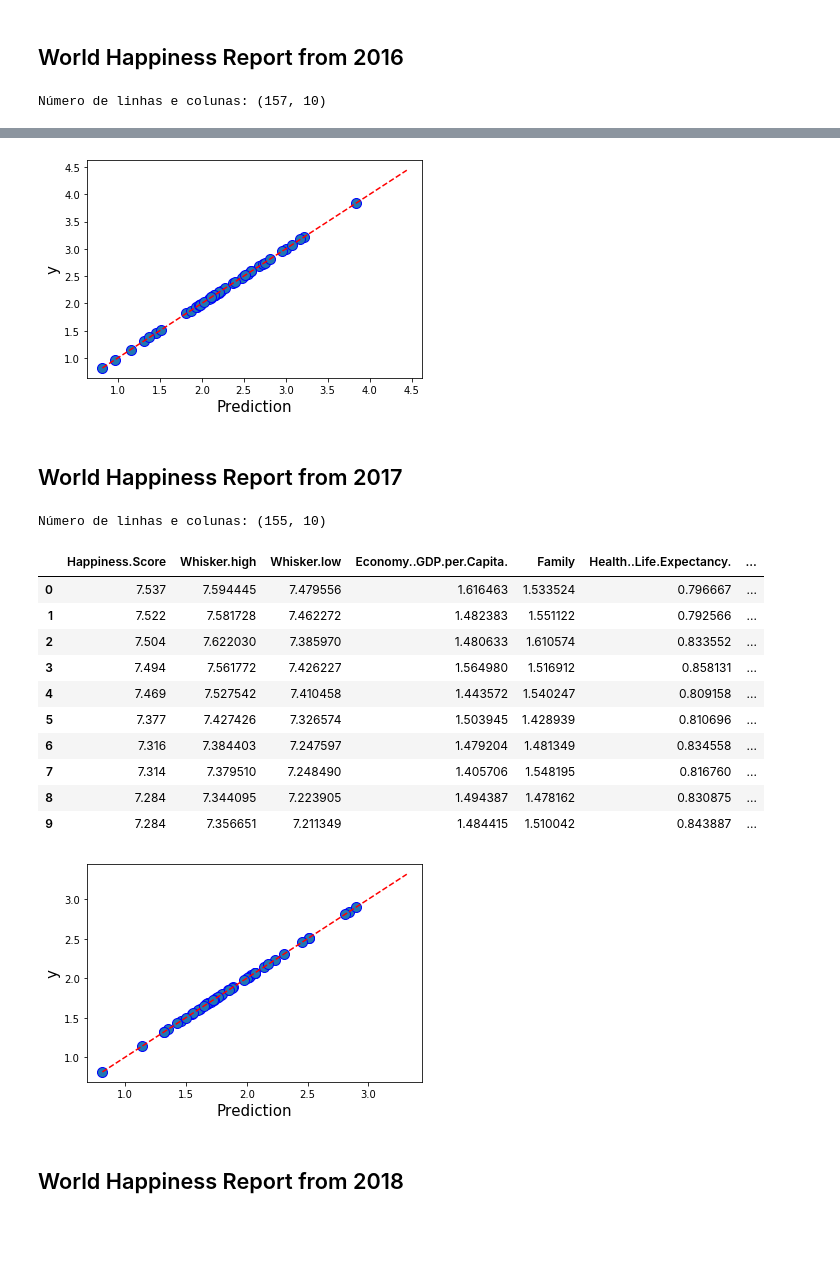
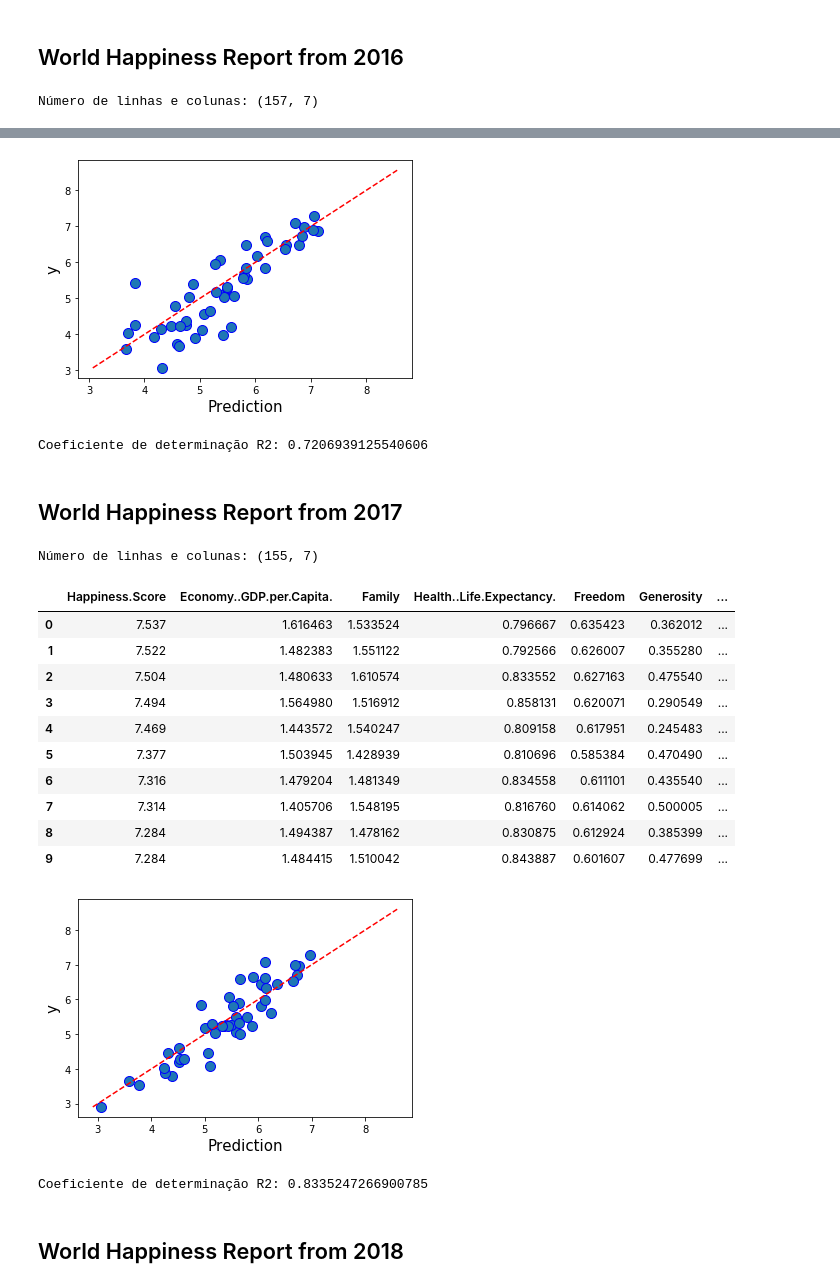
Before and after one commit to WebisD/DatasetAnalysisProject, a Jupyter notebook: main.ipynb, the cells around one changed output, grey strips where cells are left out. Cells and saved outputs as stored; diff of their text form; code cells hidden in the pictures; blank space fills up the shorter version.

```diff
--- a/main.ipynb
+++ b/main.ipynb
@@ -37,5 +37,6 @@ data2016 = Dataset('datasets/whr_2016.csv')
 data2016.printSample()
 data2016.linearRegression()
 data2016.printRegressionGraph()
+data2016.R2coefficient()
 # %% [output]
-Número de linhas e colunas: (157, 10)
+Número de linhas e colunas: (157, 7)
@@ -53,4 +54,5 @@ Número de linhas e colunas: (157, 10)
-[figure, old version]
+[figure, new version]
+Coeficiente de determinação R2: 0.7206939125540606
 # %% [markdown]
 ## World Happiness Report from 2017
 # %%
@@ -58,20 +60,22 @@ data2017 = Dataset('datasets/whr_2017.csv')
 data2017.printSample()
 data2017.linearRegression()
 data2017.printRegressionGraph()
+data2017.R2coefficient()
 # %% [output]
-Número de linhas e colunas: (155, 10)
+Número de linhas e colunas: (155, 7)
-|  | Happiness.Score | Whisker.high | Whisker.low | Economy..GDP.per.Capita. | Family | Health..Life.Expectancy. | ... |
-| 0 | 7.537 | 7.594445 | 7.479556 | 1.616463 | 1.533524 | 0.796667 | ... |
-| 1 | 7.522 | 7.581728 | 7.462272 | 1.482383 | 1.551122 | 0.792566 | ... |
-| 2 | 7.504 | 7.622030 | 7.385970 | 1.480633 | 1.610574 | 0.833552 | ... |
-| 3 | 7.494 | 7.561772 | 7.426227 | 1.564980 | 1.516912 | 0.858131 | ... |
-| 4 | 7.469 | 7.527542 | 7.410458 | 1.443572 | 1.540247 | 0.809158 | ... |
-| 5 | 7.377 | 7.427426 | 7.326574 | 1.503945 | 1.428939 | 0.810696 | ... |
-| 6 | 7.316 | 7.384403 | 7.247597 | 1.479204 | 1.481349 | 0.834558 | ... |
-| 7 | 7.314 | 7.379510 | 7.248490 | 1.405706 | 1.548195 | 0.816760 | ... |
-| 8 | 7.284 | 7.344095 | 7.223905 | 1.494387 | 1.478162 | 0.830875 | ... |
-| 9 | 7.284 | 7.356651 | 7.211349 | 1.484415 | 1.510042 | 0.843887 | ... |
+|  | Happiness.Score | Economy..GDP.per.Capita. | Family | Health..Life.Expectancy. | Freedom | Generosity | ... |
+| 0 | 7.537 | 1.616463 | 1.533524 | 0.796667 | 0.635423 | 0.362012 | ... |
+| 1 | 7.522 | 1.482383 | 1.551122 | 0.792566 | 0.626007 | 0.355280 | ... |
+| 2 | 7.504 | 1.480633 | 1.610574 | 0.833552 | 0.627163 | 0.475540 | ... |
+| 3 | 7.494 | 1.564980 | 1.516912 | 0.858131 | 0.620071 | 0.290549 | ... |
+| 4 | 7.469 | 1.443572 | 1.540247 | 0.809158 | 0.617951 | 0.245483 | ... |
+| 5 | 7.377 | 1.503945 | 1.428939 | 0.810696 | 0.585384 | 0.470490 | ... |
+| 6 | 7.316 | 1.479204 | 1.481349 | 0.834558 | 0.611101 | 0.435540 | ... |
+| 7 | 7.314 | 1.405706 | 1.548195 | 0.816760 | 0.614062 | 0.500005 | ... |
+| 8 | 7.284 | 1.494387 | 1.478162 | 0.830875 | 0.612924 | 0.385399 | ... |
+| 9 | 7.284 | 1.484415 | 1.510042 | 0.843887 | 0.601607 | 0.477699 | ... |
-[figure, old version]
+[figure, new version]
+Coeficiente de determinação R2: 0.8335247266900785
 # %% [markdown]
 ## World Happiness Report from 2018
 # %%
```
Also changed, not shown: parts of 5 cells of this notebook, 2 other files.
